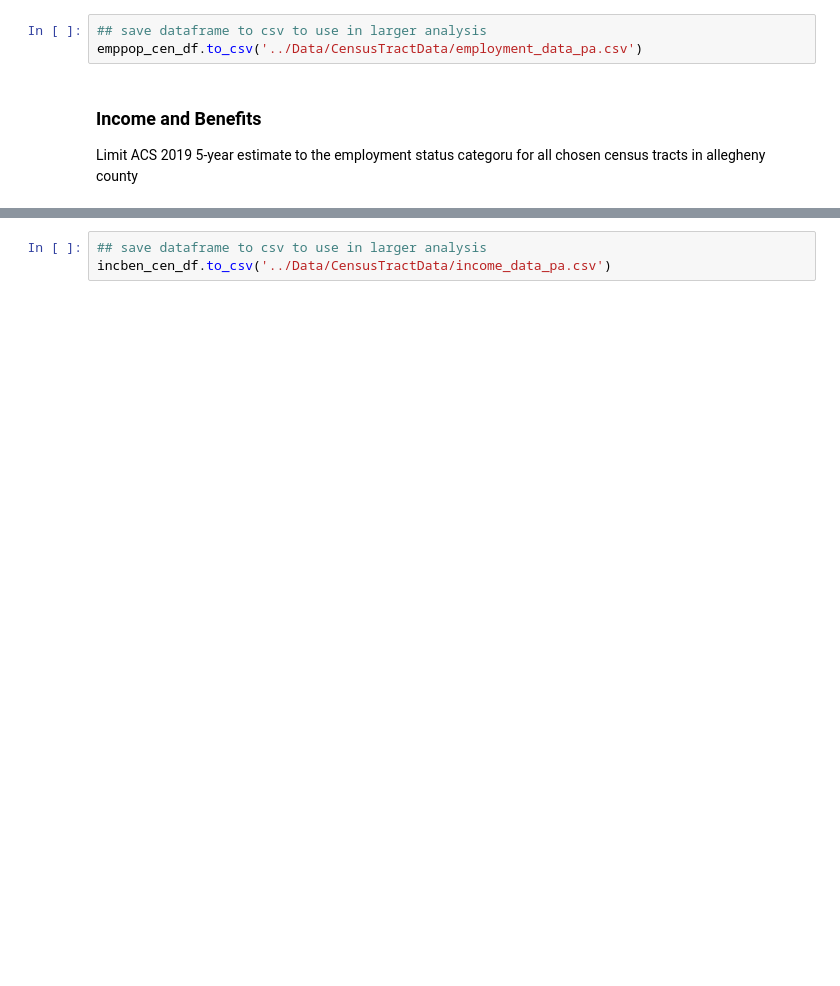
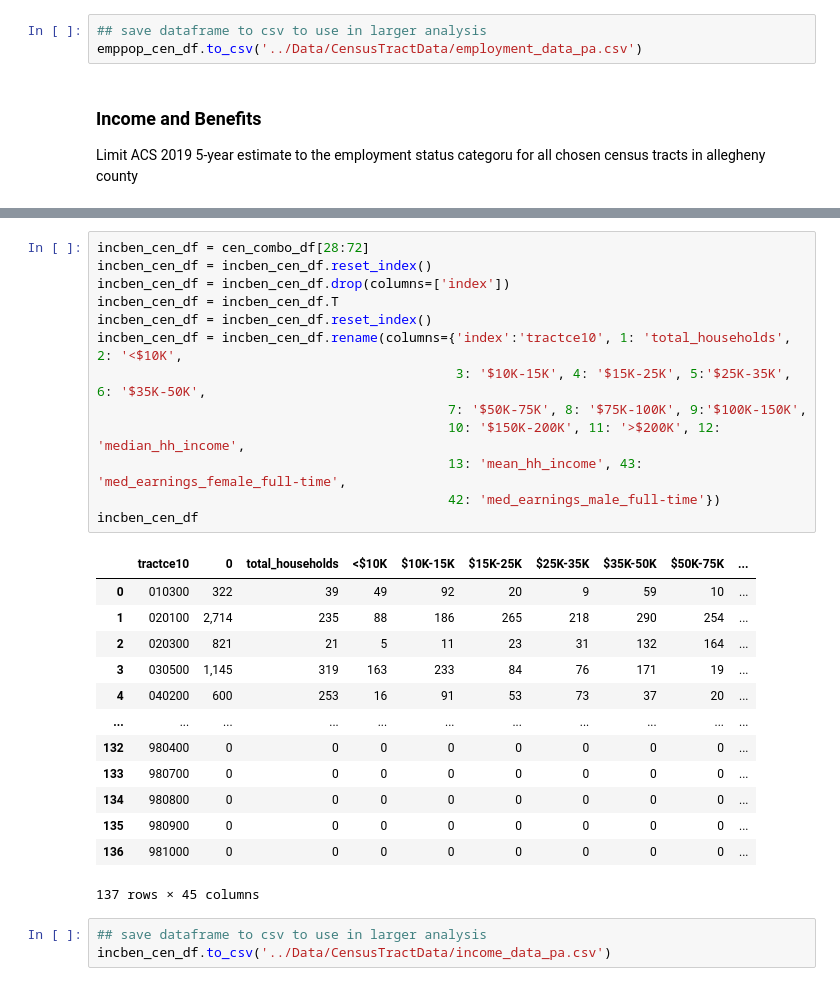
Before and after one commit to katelyn98/HealthyRide-Mapping, a Jupyter notebook: Notebooks/PittsburghCensusTractData.ipynb, the cells around one changed output, grey strips where cells are left out. Cells and saved outputs as stored; diff of their text form; blank space fills up the shorter version.

```diff
--- a/Notebooks/PittsburghCensusTractData.ipynb
+++ b/Notebooks/PittsburghCensusTractData.ipynb
@@ -156,3 +155,30 @@ incben_cen_df
+# %%
+incben_cen_df = cen_combo_df[28:72]
+incben_cen_df = incben_cen_df.reset_index()
+incben_cen_df = incben_cen_df.drop(columns=['index'])
+incben_cen_df = incben_cen_df.T
+incben_cen_df = incben_cen_df.reset_index()
+incben_cen_df = incben_cen_df.rename(columns={'index':'tractce10', 1: 'total_households', 2: '<$10K',
+                                              3: '$10K-15K', 4: '$15K-25K', 5:'$25K-35K', 6: '$35K-50K',
+                                             7: '$50K-75K', 8: '$75K-100K', 9:'$100K-150K',
+                                             10: '$150K-200K', 11: '>$200K', 12: 'median_hh_income',
+                                             13: 'mean_hh_income', 43: 'med_earnings_female_full-time',
+                                             42: 'med_earnings_male_full-time'})
+incben_cen_df
+# %% [output]
+|  | tractce10 | 0 | total_households | <$10K | $10K-15K | $15K-25K | $25K-35K | $35K-50K | $50K-75K | ... |
+| 0 | 010300 | 322 | 39 | 49 | 92 | 20 | 9 | 59 | 10 | ... |
+| 1 | 020100 | 2,714 | 235 | 88 | 186 | 265 | 218 | 290 | 254 | ... |
+| 2 | 020300 | 821 | 21 | 5 | 11 | 23 | 31 | 132 | 164 | ... |
+| 3 | 030500 | 1,145 | 319 | 163 | 233 | 84 | 76 | 171 | 19 | ... |
+| 4 | 040200 | 600 | 253 | 16 | 91 | 53 | 73 | 37 | 20 | ... |
+| ... | ... | ... | ... | ... | ... | ... | ... | ... | ... | ... |
+| 132 | 980400 | 0 | 0 | 0 | 0 | 0 | 0 | 0 | 0 | ... |
+| 133 | 980700 | 0 | 0 | 0 | 0 | 0 | 0 | 0 | 0 | ... |
+| 134 | 980800 | 0 | 0 | 0 | 0 | 0 | 0 | 0 | 0 | ... |
+| 135 | 980900 | 0 | 0 | 0 | 0 | 0 | 0 | 0 | 0 | ... |
+| 136 | 981000 | 0 | 0 | 0 | 0 | 0 | 0 | 0 | 0 | ... |
+137 rows × 45 columns
 # %%
 ## save dataframe to csv to use in larger analysis
 incben_cen_df.to_csv('../Data/CensusTractData/income_data_pa.csv')
```
Also changed, not shown: parts of 7 cells of this notebook, 5 other files.
